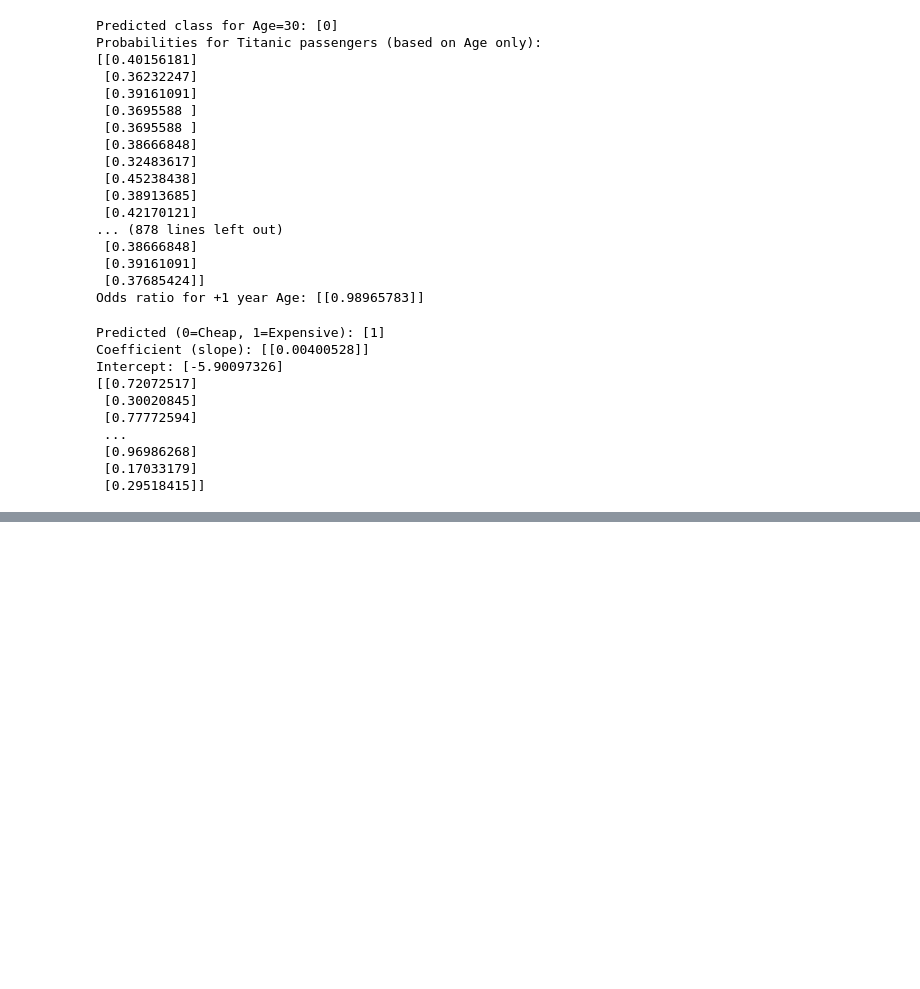
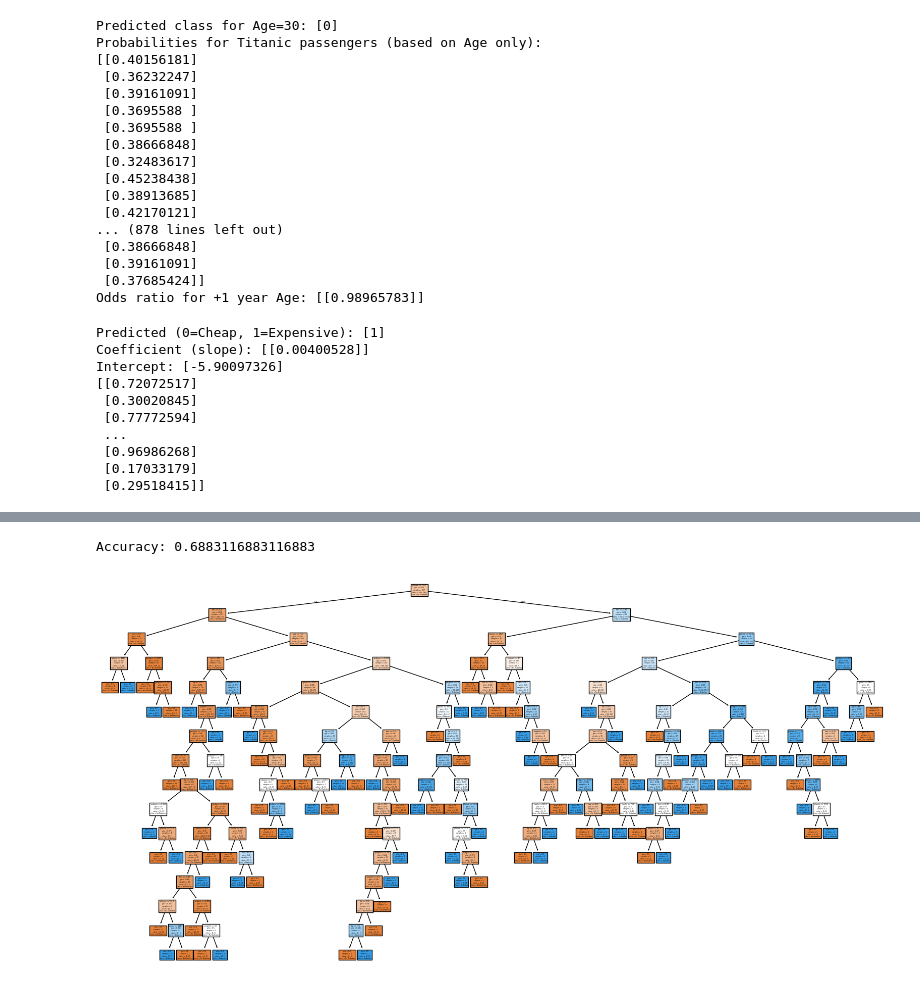
Before and after one commit to Praharshita1275/Machine-learning, a Jupyter notebook: Machine_learning.ipynb, the cells around one changed output, grey strips where cells are left out. Saved outputs shown, nothing was run; the diff lists cells and outputs as text; code cells hidden in the pictures; blank space fills up the shorter version.

```diff
--- a/Machine_learning.ipynb
+++ b/Machine_learning.ipynb
@@ -1438,0 +1484,10 @@ Intercept: [-5.90097326]
+# %%
+feature_cols = ['pregnant', 'insulin', 'bmi', 'age','glucose','bp','pedigree']
+X = pima[feature_cols] # Features
+y = pima.label # Target variable
+# %%
+X_train, X_test, y_train, y_test = train_test_split(X, y, test_size=0.3, random_state=1) # 70% training and 30% test
+# %%
+clf = DecisionTreeClassifier()
+# %%
+clf = clf.fit(X_train,y_train)
@@ -1438,0 +1516,15 @@ Intercept: [-5.90097326]
+# %%
+print("Accuracy:",metrics.accuracy_score(y_test, y_pred))
+# %% [output]
+Accuracy: 0.6883116883116883
+# %%
+from sklearn import tree
+import matplotlib.pyplot as plt
+plt.figure(figsize=(20,10))
+tree.plot_tree(clf,
+               feature_names=feature_cols,
+               class_names=['No Diabeties', 'Diabeties'],
+               filled=True)
+plt.show()
+# %% [output]
+[figure, added]
```
Also changed, not shown: parts of 14 cells of this notebook.
